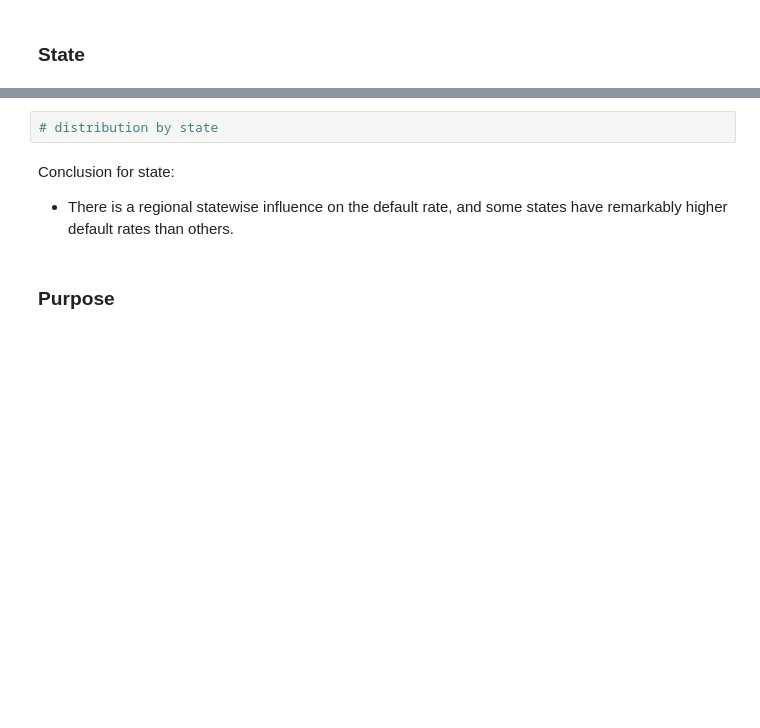
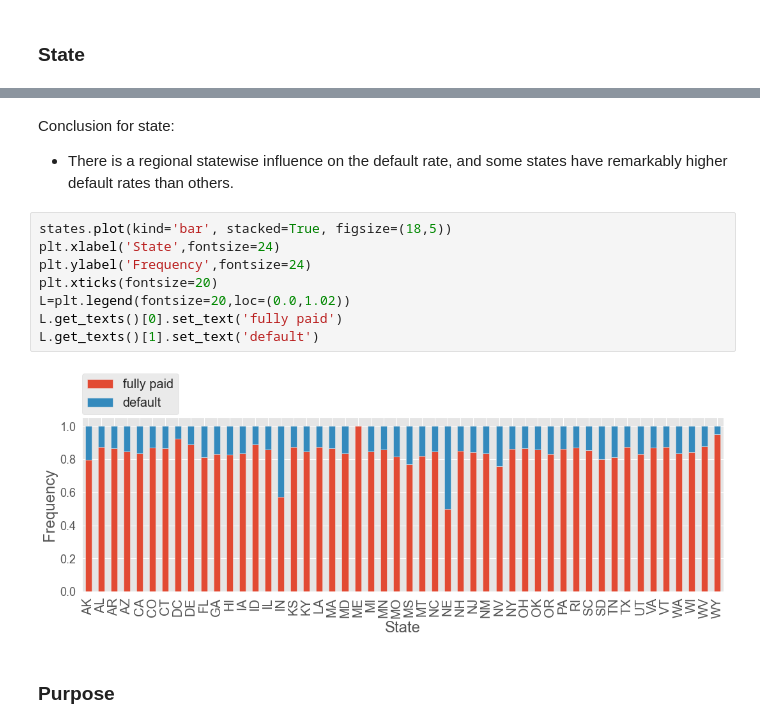
Before and after one commit to jb-ds2020/2nd_Project, a Jupyter notebook: 2020-LendingClub_EDA.ipynb, the cells around one changed output, grey strips where cells are left out. Saved outputs shown, nothing was run; the diff lists cells and outputs as text; blank space fills up the shorter version.

```diff
--- a/2020-LendingClub_EDA.ipynb
+++ b/2020-LendingClub_EDA.ipynb
@@ -1681,9 +1859,17 @@ plt.savefig('plots/states_defaults.pdf',bbox_inches='tight')
-# %%
-# distribution by state
 # %% [markdown]
 Conclusion for state:
 
 - There is a regional statewise influence on the default rate, and some states have remarkably higher default rates than others.
+# %%
+states.plot(kind='bar', stacked=True, figsize=(18,5))
+plt.xlabel('State',fontsize=24)
+plt.ylabel('Frequency',fontsize=24)
+plt.xticks(fontsize=20)
+L=plt.legend(fontsize=20,loc=(0.0,1.02))
+L.get_texts()[0].set_text('fully paid')
+L.get_texts()[1].set_text('default')
+# %% [output]
+[figure, added]
 # %% [markdown]
 ### Purpose
 # %%
```
Also changed, not shown: parts of 61 cells of this notebook, 37 other files.
